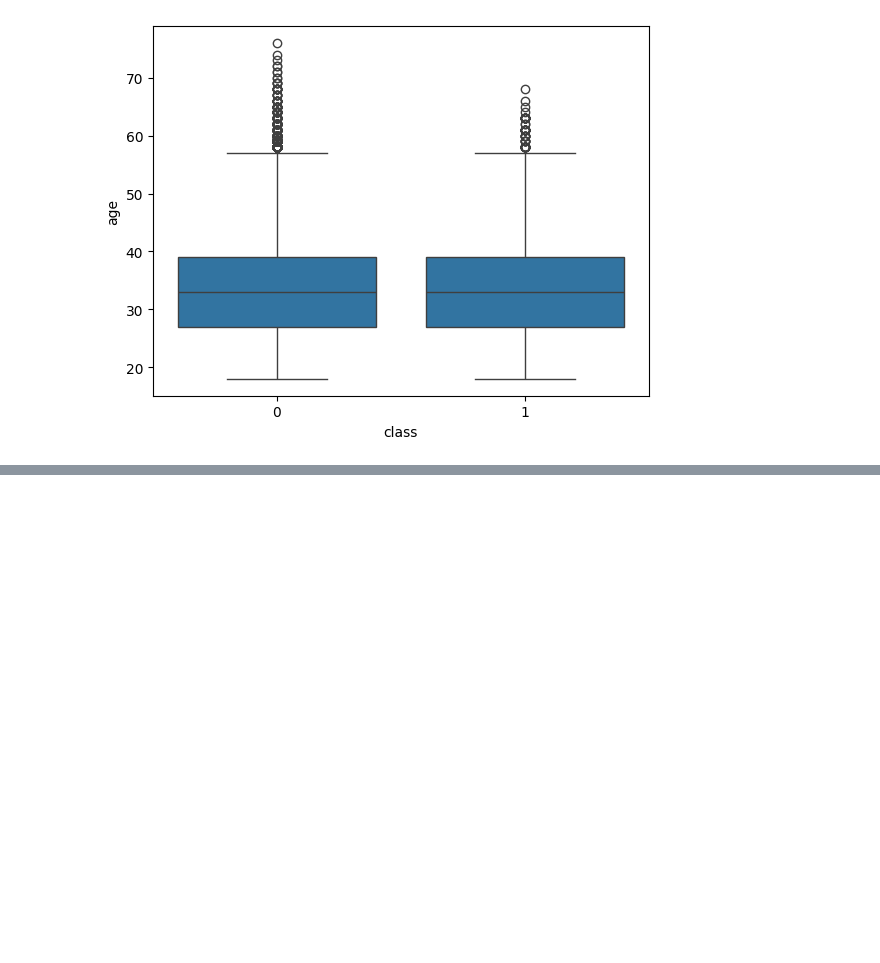
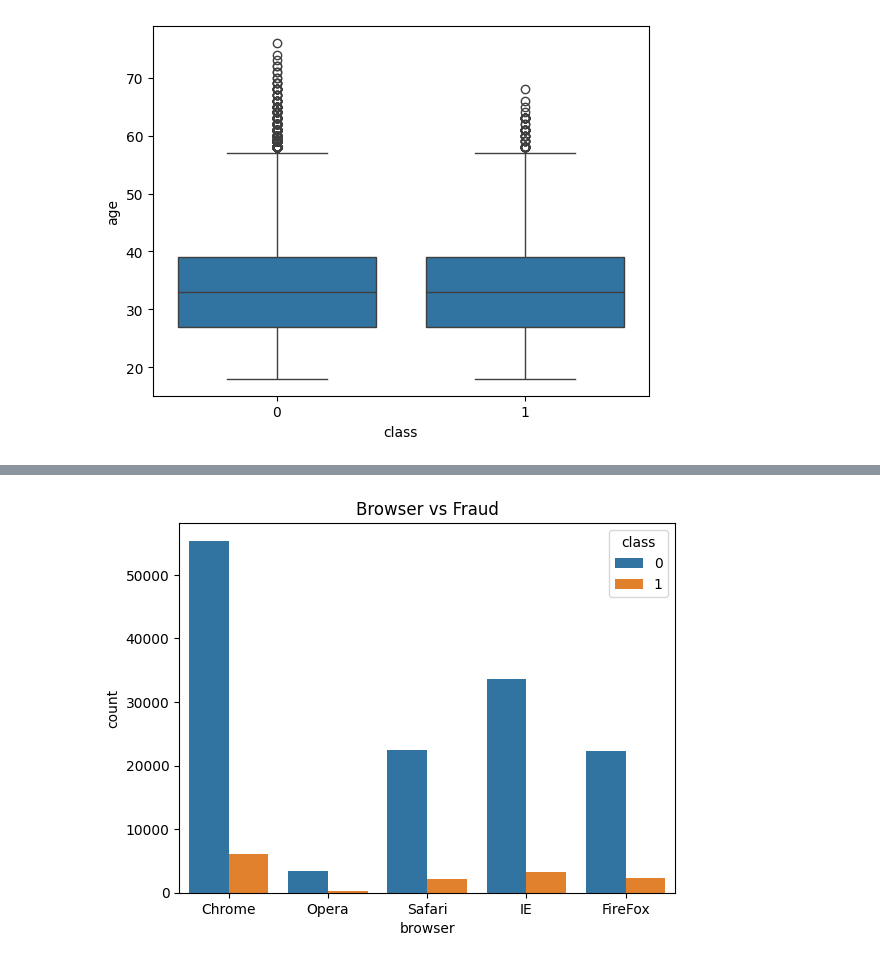
Before and after one commit to saron03/Fraud_Detection, a Jupyter notebook: notebooks/2_EDA.ipynb, the cells around one changed output, grey strips where cells are left out. Saved outputs shown, nothing was run; the diff lists cells and outputs as text; code cells hidden in the pictures; blank space fills up the shorter version.

```diff
--- a/notebooks/2_EDA.ipynb
+++ b/notebooks/2_EDA.ipynb
@@ -24,0 +49,8 @@ plt.savefig('../reports/figures/age_vs_class.png')
+# %%
+# Gender vs Fraud
+sns.countplot(x='browser', hue='class', data=fraud_df)
+plt.title("Browser vs Fraud")
+plt.savefig('../reports/figures/browser_vs_fraud.png')
+plt.show()
+# %% [output]
+[figure, added]
```
Also changed, not shown: parts of 3 cells of this notebook, 19 other files.
